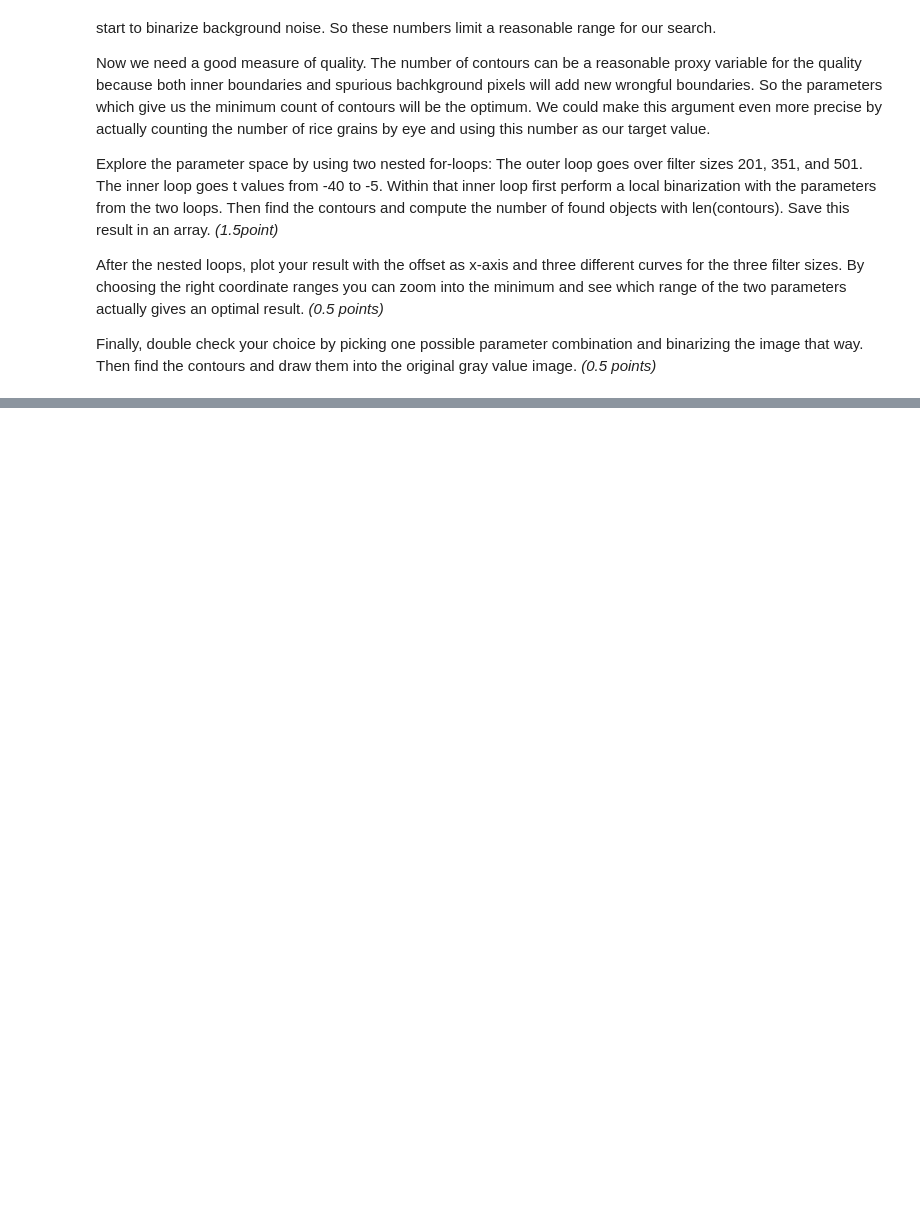
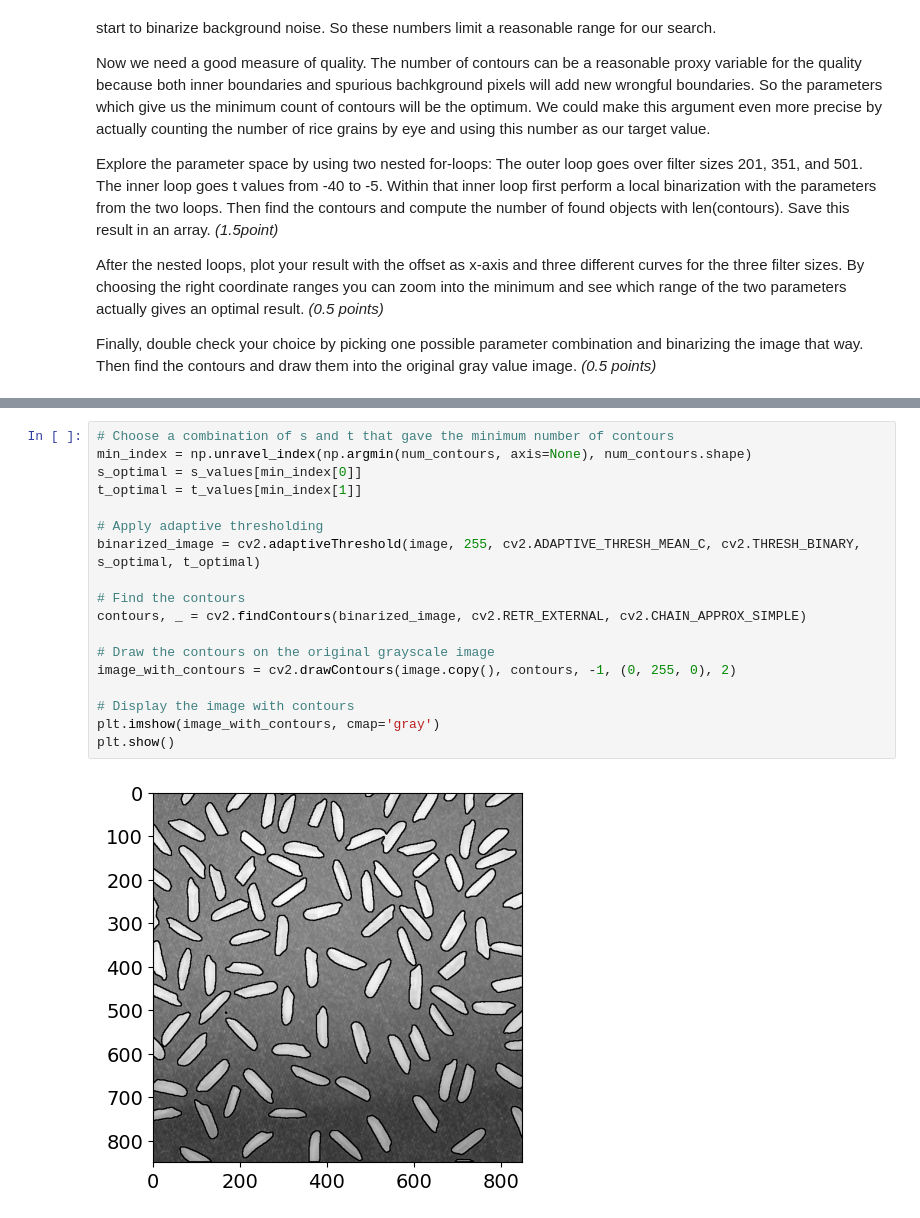
Before and after one commit to Matty-7/CS302-ComputerVision, a Jupyter notebook: CV_HW_3/Homework_3.ipynb, the cells around one changed output, grey strips where cells are left out. Drawn from its saved outputs; the diff is of its cells as text; blank space fills up the shorter version.

```diff
--- a/CV_HW_3/Homework_3.ipynb
+++ b/CV_HW_3/Homework_3.ipynb
@@ -101,0 +205,20 @@ Finally, double check your choice by picking one possible parameter combination
+# %%
+# Choose a combination of s and t that gave the minimum number of contours
+min_index = np.unravel_index(np.argmin(num_contours, axis=None), num_contours.shape)
+s_optimal = s_values[min_index[0]]
+t_optimal = t_values[min_index[1]]
+
+# Apply adaptive thresholding
+binarized_image = cv2.adaptiveThreshold(image, 255, cv2.ADAPTIVE_THRESH_MEAN_C, cv2.THRESH_BINARY, s_optimal, t_optimal)
+
+# Find the contours
+contours, _ = cv2.findContours(binarized_image, cv2.RETR_EXTERNAL, cv2.CHAIN_APPROX_SIMPLE)
+
+# Draw the contours on the original grayscale image
+image_with_contours = cv2.drawContours(image.copy(), contours, -1, (0, 255, 0), 2)
+
+# Display the image with contours
+plt.imshow(image_with_contours, cmap='gray')
+plt.show()
+# %% [output]
+[figure, added]
```
Also changed, not shown: parts of 7 cells of this notebook, 1 other file.
